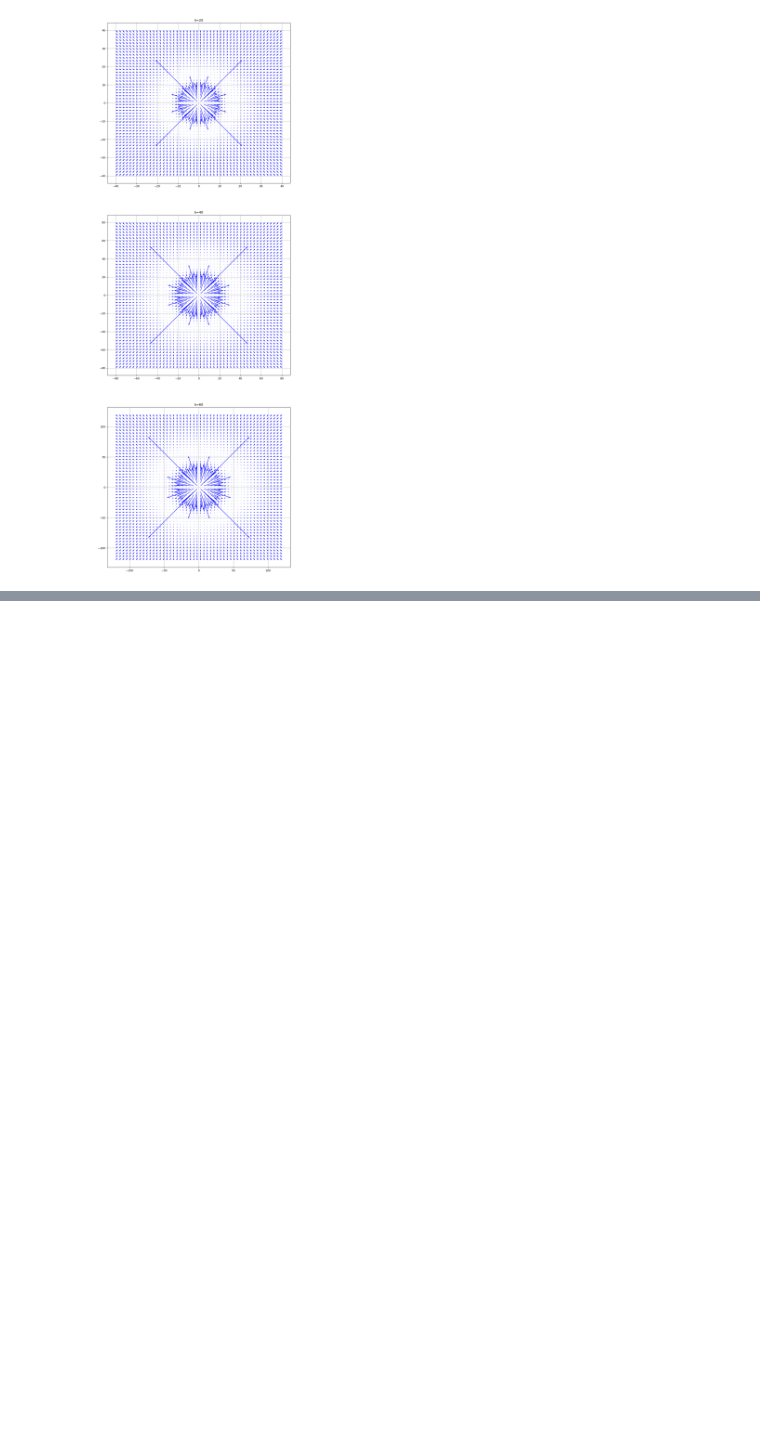
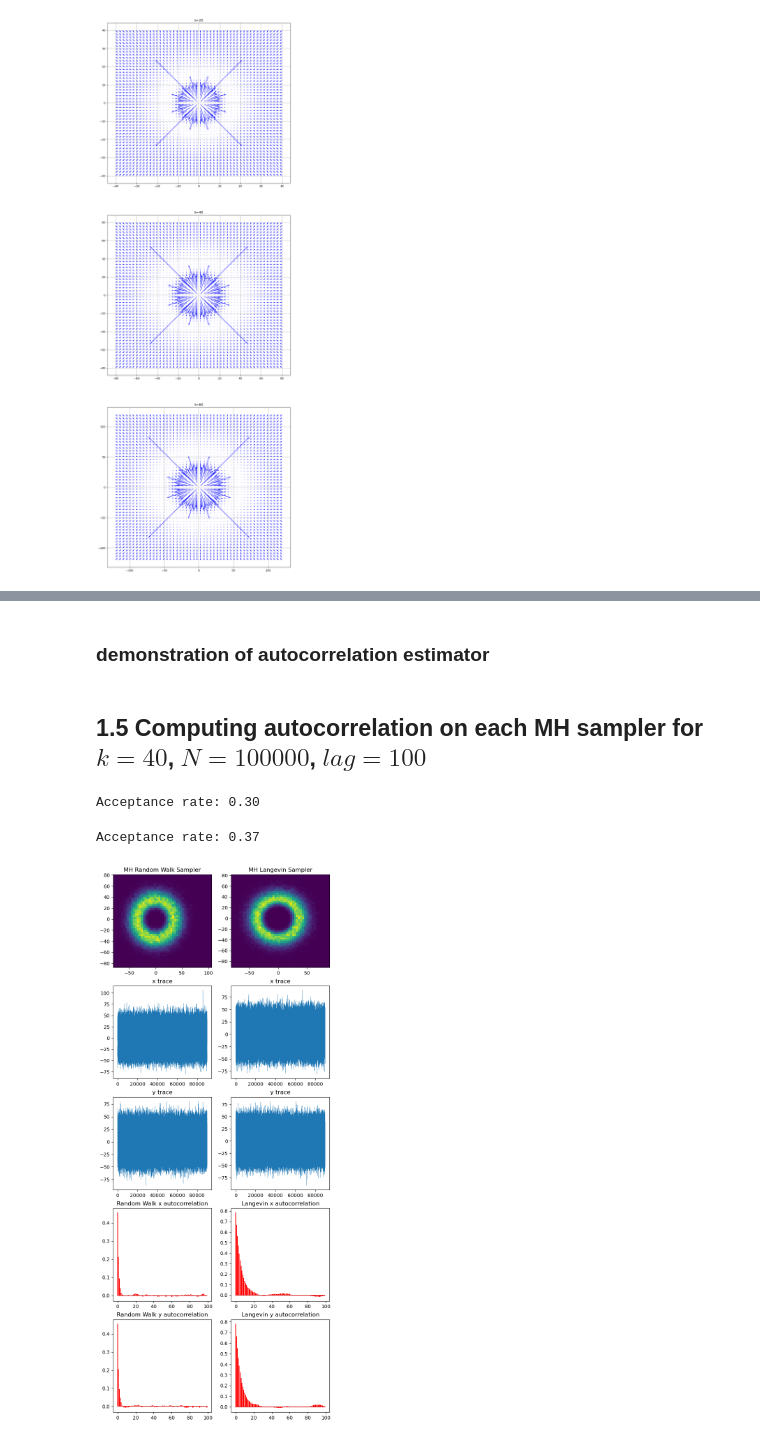
Before and after one commit to sallsdagrate/stochastic_sim_cw2, a Jupyter notebook: Stochastic Sim CW2.ipynb, the cells around one changed output, grey strips where cells are left out. Drawn from its saved outputs; the diff is of its cells as text; code cells hidden in the pictures; blank space fills up the shorter version.

```diff
--- a/Stochastic Sim CW2.ipynb
+++ b/Stochastic Sim CW2.ipynb
@@ -243,0 +249,10 @@ for i, (k, x, y) in enumerate(zip(ks, mhl_xs, mhl_ys)):
+# %%
+def autocorrelation(samples: np.array, max_lag=100) -> np.array:
+    x_bar = np.mean(samples)
+    n = len(samples)
+    var = np.var(samples)
+
+    # return [COV / CAR for lag in range(1, max_range + 1)]
+    return [np.sum(((samples[:n-lag] - x_bar) * (samples[lag:] - x_bar)) / (n - lag)) / var for lag in range(1, max_lag+1)]
+# %% [markdown]
+### demonstration of autocorrelation estimator
@@ -243,0 +262,55 @@ for i, (k, x, y) in enumerate(zip(ks, mhl_xs, mhl_ys)):
+# %% [markdown]
+## 1.5 Computing autocorrelation on each MH sampler for $k=40$, $N=100000$, $lag=100$
+# %%
+k=40
+N=100000
+max_lag=100
+
+sigma = k
+step_size= 5*k
+burnin=10000
+
+# generate samples with random walk and langevin samplers
+samples = [
+    metropolis_hastings_random_walk(k=k, N=N, sigma=sigma),
+    metropolis_adjusted_langevin(k=k, N=N, sigma=sigma, step_size=step_size)
+]
+# %% [output]
+Acceptance rate: 0.30
+Acceptance rate: 0.37
+# %%
+# remove burn in
+samples_b = [(x[burnin:], y[burnin:]) for (x, y) in samples]
+# calculate autocorrelation
+autocorrs = [(autocorrelation(x, max_lag=max_lag),
+              autocorrelation(y, max_lag=max_lag))
+             for (x, y) in samples_b]
+# %%
+fix, ax = plt.subplots(ncols=2, nrows=5, figsize=(8, 20))
+
+for i, ((x, y), (corr_x, corr_y)) in enumerate(zip(samples_b, autocorrs)):
+    # plot density
+    # ax[0][i].scatter(x, y, s=0.2, alpha=0.4)
+    ax[0][i].hist2d(x, y, bins=50, cmap='viridis')
+
+    # plot x and y traces
+    ax[1][i].plot(x, label='x trace', lw=0.3)
+    ax[2][i].plot(y, label='y trace', lw=0.3)
+    ax[1][i].set_title('x trace')
+    ax[2][i].set_title('y trace')
+
+    # plot autocorrelation
+    ax[3][i].stem(range(max_lag), corr_x, linefmt="red", markerfmt=" ")
+    ax[4][i].stem(range(max_lag), corr_y, linefmt="red", markerfmt=" ")
+
+ax[0][0].set_title('MH Random Walk Sampler')
+ax[0][1].set_title('MH Langevin Sampler')
+
+ax[3][0].set_title('Random Walk x autocorrelation')
+ax[3][1].set_title('Langevin x autocorrelation')
+ax[4][0].set_title('Random Walk y autocorrelation')
+ax[4][1].set_title('Langevin y autocorrelation')
+
+plt.show()
+# %% [output]
+[figure, added]
```
Also changed, not shown: parts of 15 cells of this notebook.
